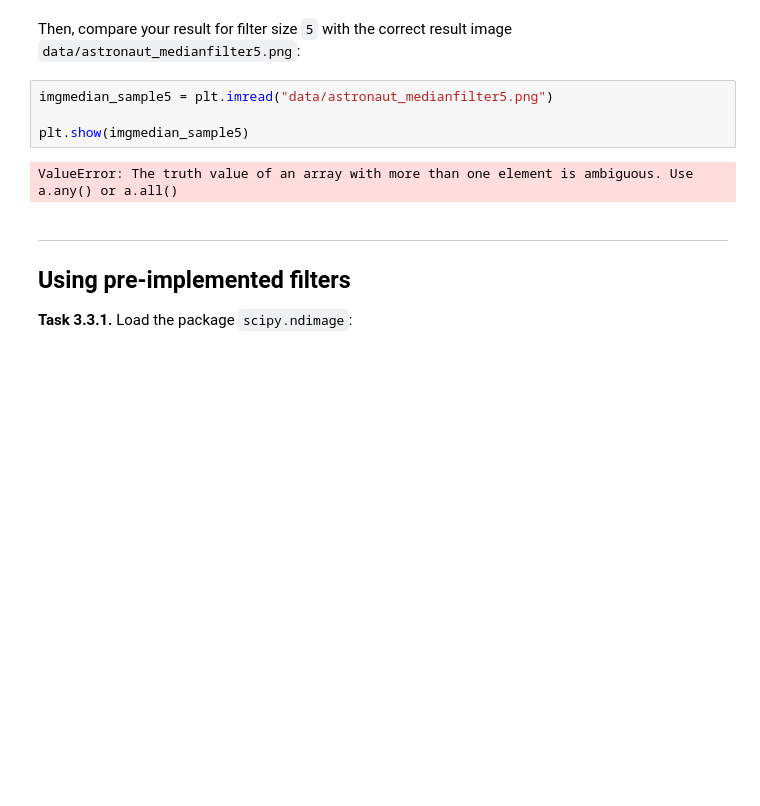
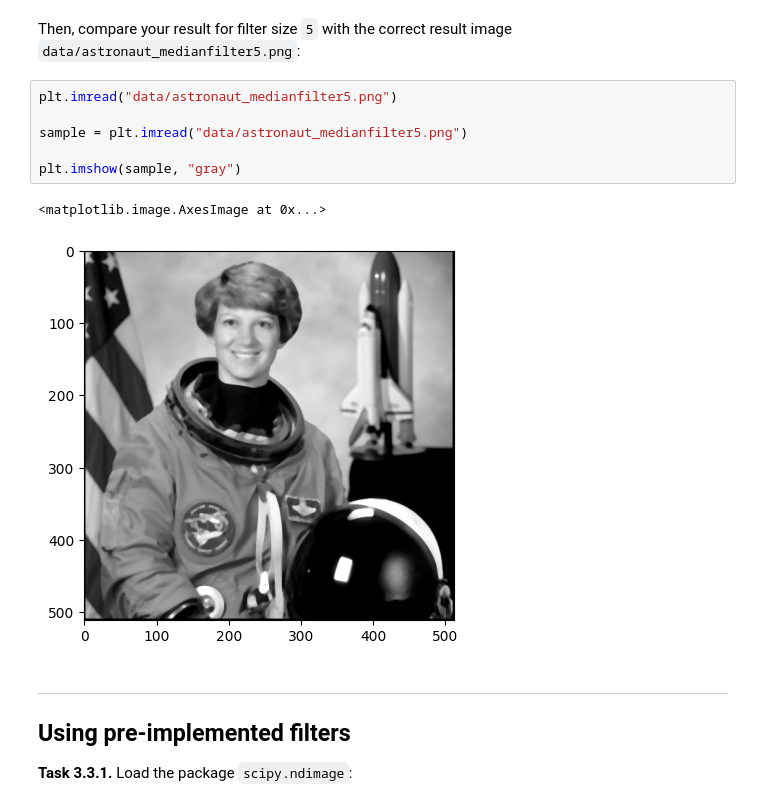
Before and after one commit to Panke03/mobi-fs3-python, a Jupyter notebook: task3.ipynb, the cells around one changed output. Saved outputs shown, nothing was run; the diff lists cells and outputs as text; blank space fills up the shorter version.

```diff
--- a/task3.ipynb
+++ b/task3.ipynb
@@ -123,11 +118,14 @@ NameError: name 'numpy' is not defined
 # %% [markdown]
 Then, compare your result for filter size `5` with the correct result image `data/astronaut_medianfilter5.png`:
 # %%
-imgmedian_sample5 = plt.imread("data/astronaut_medianfilter5.png")
+plt.imread("data/astronaut_medianfilter5.png")
 
-plt.show(imgmedian_sample5)
+sample = plt.imread("data/astronaut_medianfilter5.png")
+
+plt.imshow(sample, "gray")
 # %% [output]
-ValueError: The truth value of an array with more than one element is ambiguous. Use a.any() or a.all()
+<matplotlib.image.AxesImage at 0x...>
+[figure, added]
 # %% [markdown]
 ---
 
```
Also changed, not shown: parts of 7 cells of this notebook.
